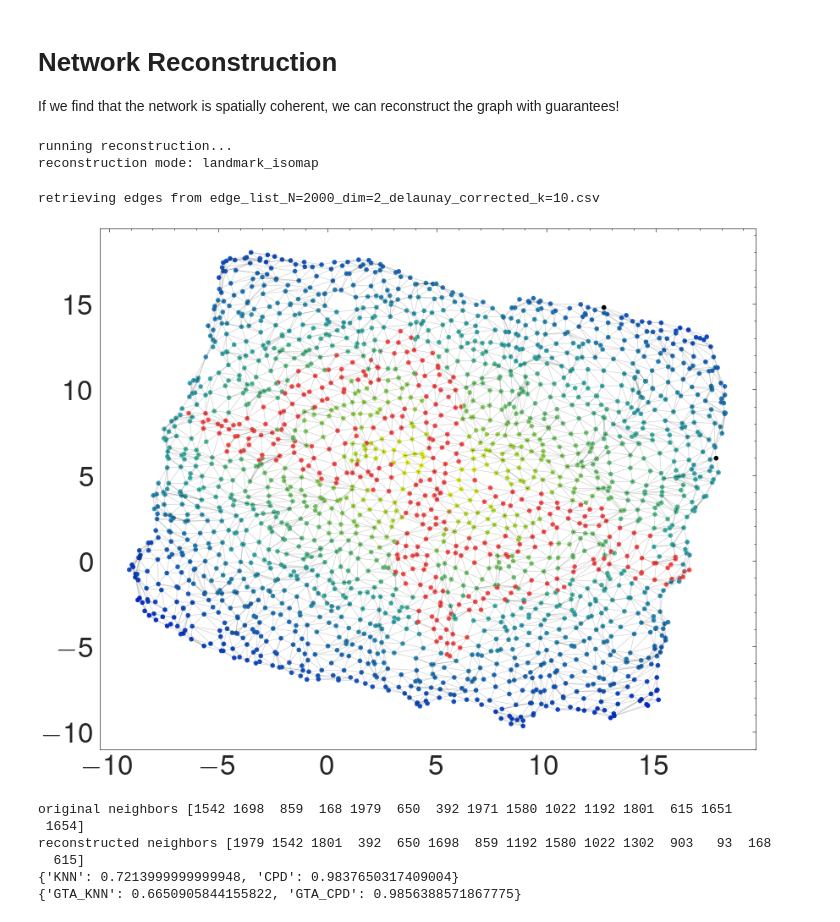
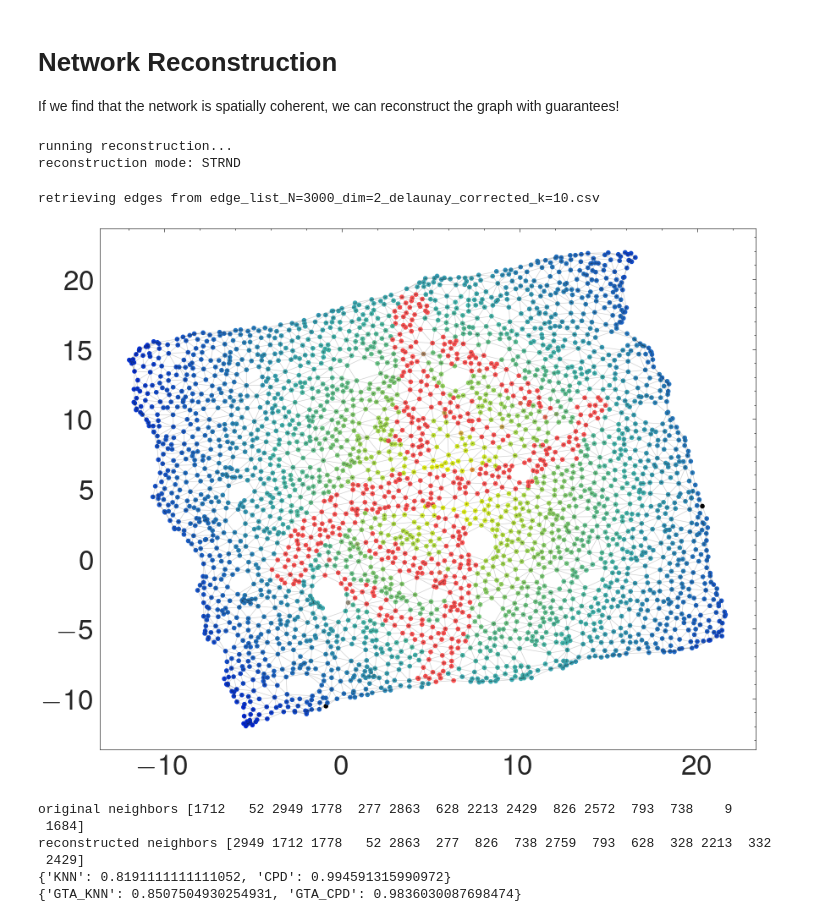
Before and after one commit to DavidFernandezBonet/Spatial_Constant_Analysis, a Jupyter notebook: network_spatial_coherence/network_spatial_coherence_tutorial.ipynb, the cells around one changed output. Cells and saved outputs as stored; diff of their text form; code cells hidden in the pictures.

```diff
--- a/network_spatial_coherence/network_spatial_coherence_tutorial.ipynb
+++ b/network_spatial_coherence/network_spatial_coherence_tutorial.ipynb
@@ -80,7 +64,7 @@ args.show_plots = True
 args.plot_graph_properties = True
 args.colorfile = 'dna_cool2.png'
 args.proximity_mode = 'delaunay_corrected'
-args.num_points = 2000
+args.num_points = 3000
 args.verbose = False
 # %% [output]
 Copied example_edge_list.pickle to /home/david/PycharmProjects/Spatial_Constant_Analysis/src/network_spatial_coherence/data/edge_lists/example_edge_list.pickle
@@ -209,16 +197,16 @@ The spectral gaps also behave similar to those of Euclidean data
 If we find that the network is spatially coherent, we can reconstruct the graph with guarantees!
 # %%
 args.reconstruct = True
-args.reconstruction_mode = 'landmark_isomap'
+args.reconstruction_mode = 'STRND'
 nsc_pipeline.reconstruct_graph(graph, args)
 # %% [output]
 running reconstruction...
-reconstruction mode: landmark_isomap
+reconstruction mode: STRND
-retrieving edges from edge_list_N=2000_dim=2_delaunay_corrected_k=10.csv
+retrieving edges from edge_list_N=3000_dim=2_delaunay_corrected_k=10.csv
-[figure, old version]
+[figure, new version]
-original neighbors [1542 1698  859  168 1979  650  392 1971 1580 1022 1192 1801  615 1651
- 1654]
-reconstructed neighbors [1979 1542 1801  392  650 1698  859 1192 1580 1022 1302  903   93  168
-  615]
-{'KNN': 0.7213999999999948, 'CPD': 0.9837650317409004}
-{'GTA_KNN': 0.6650905844155822, 'GTA_CPD': 0.9856388571867775}
+original neighbors [1712   52 2949 1778  277 2863  628 2213 2429  826 2572  793  738    9
+ 1684]
+reconstructed neighbors [2949 1712 1778   52 2863  277  826  738 2759  793  628  328 2213  332
+ 2429]
+{'KNN': 0.8191111111111052, 'CPD': 0.994591315990972}
+{'GTA_KNN': 0.8507504930254931, 'GTA_CPD': 0.9836030087698474}
```
Also changed, not shown: parts of 7 cells of this notebook, 32 other files.
